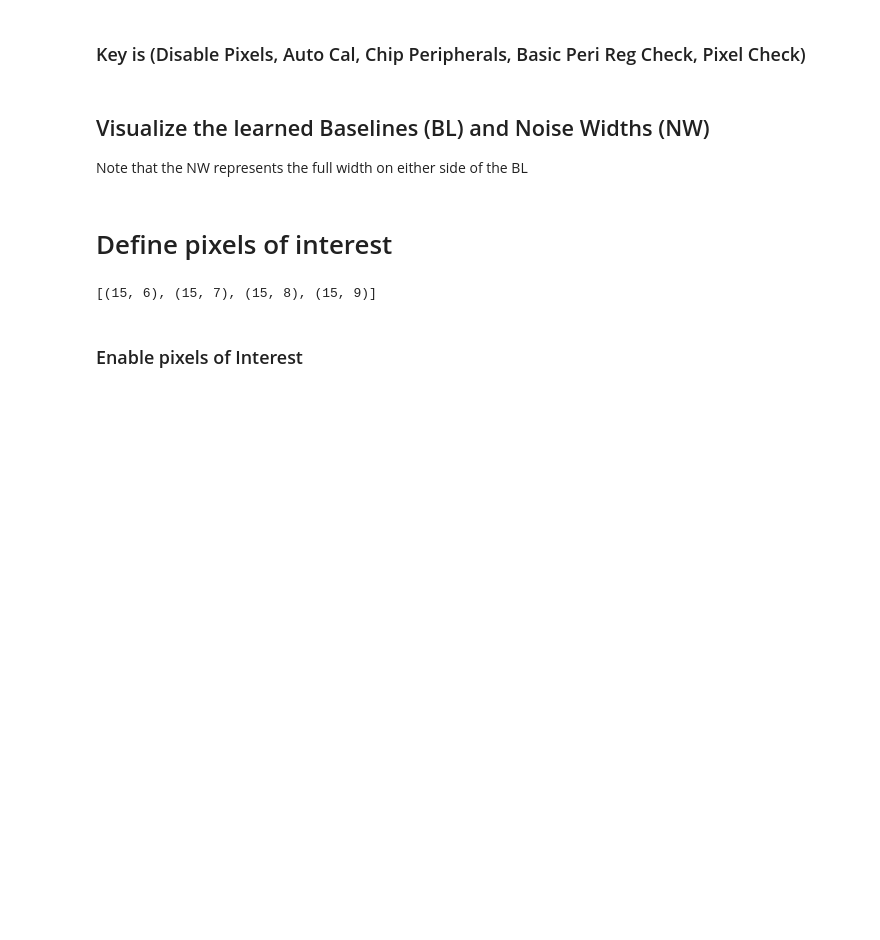
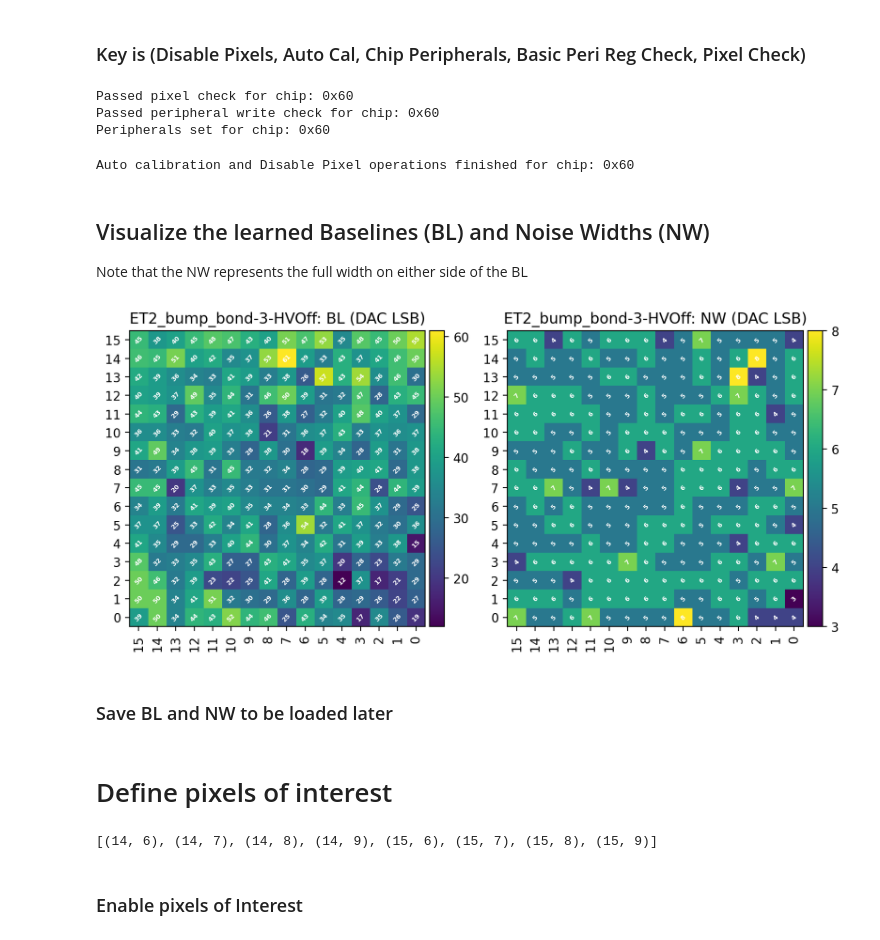
Before and after one commit to CMS-ETROC/i2c_gui, a Jupyter notebook: notebooks/multiboard_noisePeak.ipynb, the cells around one changed output. Cells and saved outputs as stored; diff of their text form; code cells hidden in the pictures; blank space fills up the shorter version.

```diff
--- a/notebooks/multiboard_noisePeak.ipynb
+++ b/notebooks/multiboard_noisePeak.ipynb
@@ -56,8 +56,10 @@ import hist
 # %%
 # !!!!!!!!!!!!
 # It is very important to correctly set the chip name, this value is stored with the data
-chip_names = ["ET2-W36-IP5-20", "ET2-W36-IP7-13", "ET2-W36-IP7-10"]
-# old ["ET2-W36-IP7-12", "ET2-W36-IP5-14", "ET2-W36-IP7-10"]
+chip_names = ["ET2_bump_bond-3-HVOff"]
+# chip_names = ["ET2-W36-IP5-20", "ET2-W36-IP7-13", "ET2-W36-IP7-10"]
+# old
+# chip_names = ["ET2-W36-IP7-12", "ET2-W36-IP5-15", "ET2-W36-IP5-14"]
 # old [0x78, 0x61, 0x74]
 # old top modified C type =  ET2-W36-IP5-15
 # replaced with new type D = ET2-W36-IP7-10
@@ -65,10 +67,12 @@ chip_fignames = chip_names
 chip_figtitles = chip_names
 
 # 'The port name the USB-ISS module is connected to. Default: COM3'
-port = "/dev/ttyACM1"
+port = "/dev/ttyACM0"
 # I2C addresses for the pixel block and WS
-chip_addresses = [0x71, 0x61, 0x74]
+chip_addresses = [0x60]
+# chip_addresses = [0x78, 0x74, 0x61]
 ws_addresses = [None, None, None]
+
 
 # i2c_gui.__no_connect__ = False  # Set to fake connecting to an ETROC2 device
 # i2c_gui.__no_connect_type__ = "echo"  # for actually testing readback
@@ -91,7 +95,12 @@ i2c_conn = i2c_connection(port,chip_addresses,chip_names,[("1","1"), ("1","1"),
 ### Key is (Disable Pixels, Auto Cal, Chip Peripherals, Basic Peri Reg Check, Pixel Check)
 # %%
 # 0 - 0 - (disable & auto_cal all pixels) - (auto_TH_CAL) - (disable default all pixels) - (set basic peripherals) - (peripheral reg check) -  (pixel ID check)
-i2c_conn.config_chips('00001111')
+i2c_conn.config_chips('00100111')
+# %% [output]
+Passed pixel check for chip: 0x60
+Passed peripheral write check for chip: 0x60
+Peripherals set for chip: 0x60
+Auto calibration and Disable Pixel operations finished for chip: 0x60
 # %% [markdown]
 ## Visualize the learned Baselines (BL) and Noise Widths (NW)
 
@@ -104,37 +113,41 @@ import matplotlib.pyplot as plt
 # from mpl_toolkits.axes_grid1 import make_axes_locatable
 for chip_address, chip_name in zip(chip_addresses,chip_names):
     BL_map_THCal,NW_map_THCal,BL_df = i2c_conn.get_auto_cal_maps(chip_address)
-    fig = plt.figure(dpi=200, figsize=(10,10))
+    fig = plt.figure(dpi=200, figsize=(10,5))
     gs = fig.add_gridspec(1,2)
 
     ax0 = fig.add_subplot(gs[0,0])
     ax0.set_title(f"{chip_name}: BL (DAC LSB)")
     img0 = ax0.imshow(BL_map_THCal, interpolation='none')
     ax0.set_aspect("equal")
     ax0.invert_xaxis()
     ax0.invert_yaxis()
     plt.xticks(range(16), range(16), rotation="vertical")
     plt.yticks(range(16), range(16))
     divider = make_axes_locatable(ax0)
     cax = divider.append_axes('right', size="5%", pad=0.05)
     fig.colorbar(img0, cax=cax, orientation="vertical")
 
     ax1 = fig.add_subplot(gs[0,1])
     ax1.set_title(f"{chip_name}: NW (DAC LSB)")
     img1 = ax1.imshow(NW_map_THCal, interpolation='none')
     ax1.set_aspect("equal")
     ax1.invert_xaxis()
     ax1.invert_yaxis()
     plt.xticks(range(16), range(16), rotation="vertical")
     plt.yticks(range(16), range(16))
     divider = make_axes_locatable(ax1)
     cax = divider.append_axes('right', size="5%", pad=0.05)
     fig.colorbar(img1, cax=cax, orientation="vertical")
 
     for x in range(16):
         for y in range(16):
             # if(BL_map_THCal.T[x,y]==0): continue
             ax0.text(x,y,f"{BL_map_THCal.T[x,y]:.0f}", c="white", size=5, rotation=45, fontweight="bold", ha="center", va="center")
             ax1.text(x,y,f"{NW_map_THCal.T[x,y]:.0f}", c="white", size=5, rotation=45, fontweight="bold", ha="center", va="center")
+    plt.savefig(fig_path+"/BL_NW_"+chip_name+"_"+datetime.datetime.now().strftime("%Y-%m-%d_%H-%M")+".png")
     plt.show()
-    # plt.savefig(fig_path+"/BL_NW_"+chip_figname+"_"+datetime.datetime.now().strftime("%Y-%m-%d_%H-%M")+".png")
+# %% [output]
+[figure, added]
+# %% [markdown]
+### Save BL and NW to be loaded later
@@ -143,21 +164,21 @@ for chip_address, chip_name in zip(chip_addresses,chip_names):
 # %%
 # row_list = [14, 14, 14, 14]
 # col_list = [6, 7, 8, 9]
-row_list = [15, 15, 15, 15]
-col_list = [6, 7, 8, 9]
+# row_list = [15, 15, 15, 15]
+# col_list = [6, 7, 8, 9]
 # row_list = [15, 15]
 # col_list = [6, 9]
 # row_list = [14, 14, 15, 15]
 # col_list = [7, 8, 7, 8]
-# row_list = [14, 14, 14, 14, 15, 15, 15, 15]
-# col_list = [6, 7, 8, 9, 6, 7, 8, 9]
+row_list = [14, 14, 14, 14, 15, 15, 15, 15]
+col_list = [6, 7, 8, 9, 6, 7, 8, 9]
 # row_list = [14]
 # col_list = [6]
 
 scan_list = list(zip(row_list, col_list))
 print(scan_list)
 # %% [output]
-[(15, 6), (15, 7), (15, 8), (15, 9)]
+[(14, 6), (14, 7), (14, 8), (14, 9), (15, 6), (15, 7), (15, 8), (15, 9)]
 # %% [markdown]
 ### Enable pixels of Interest
 # %%
```
Also changed, not shown: parts of 25 cells of this notebook.
